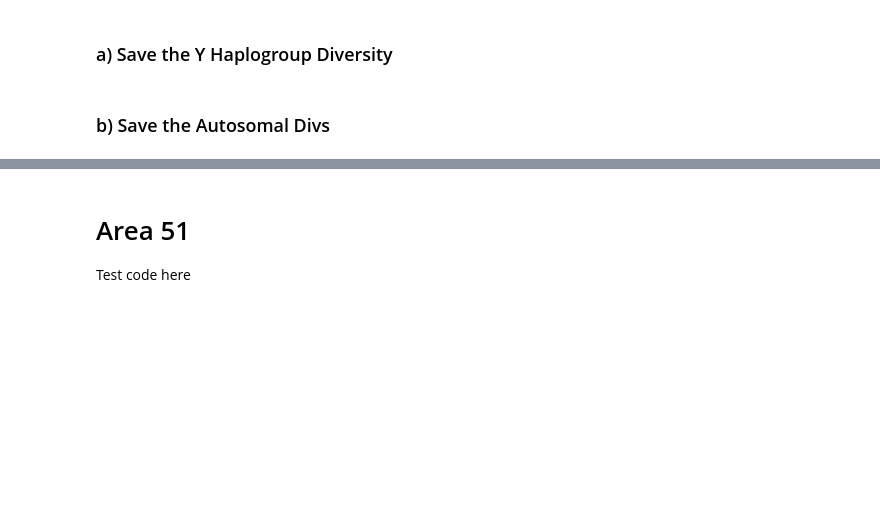
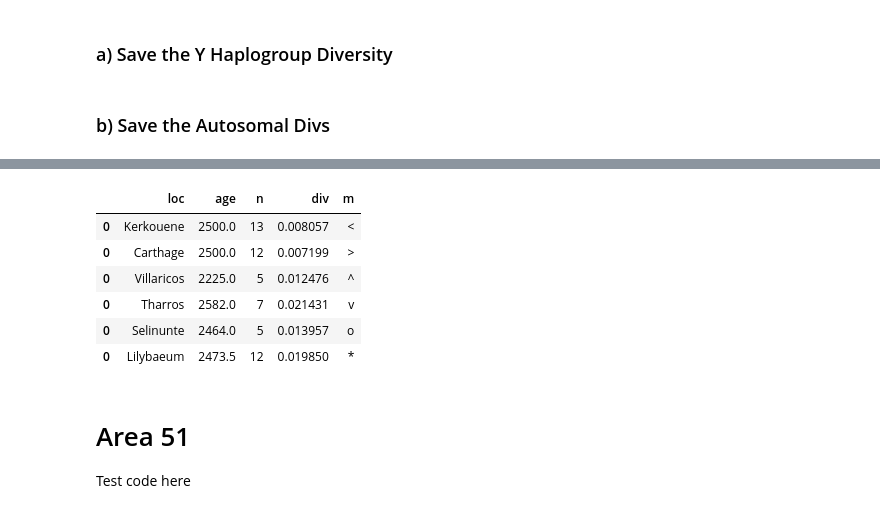
Before and after one commit to hringbauer/punic_aDNA, a Jupyter notebook: notebooks/figs/plot_y_div.ipynb, the cells around one changed output, grey strips where cells are left out. Cells and saved outputs as stored; diff of their text form; code cells hidden in the pictures; blank space fills up the shorter version.

```diff
--- a/notebooks/figs/plot_y_div.ipynb
+++ b/notebooks/figs/plot_y_div.ipynb
@@ -881,3 +892,13 @@ dfm.to_csv("./output/tables/divs/pca_div.v1.tsv", sep="\t", index=False)
+# %%
+df_ps1
+# %% [output]
+|  | loc | age | n | div | m |
+| 0 | Kerkouene | 2500.0 | 13 | 0.008057 | < |
+| 0 | Carthage | 2500.0 | 12 | 0.007199 | > |
+| 0 | Villaricos | 2225.0 | 5 | 0.012476 | ^ |
+| 0 | Tharros | 2582.0 | 7 | 0.021431 | v |
+| 0 | Selinunte | 2464.0 | 5 | 0.013957 | o |
+| 0 | Lilybaeum | 2473.5 | 12 | 0.019850 | * |
 # %% [markdown]
 # Area 51
 Test code here
```
Also changed, not shown: parts of 21 cells of this notebook, 3 other files.
